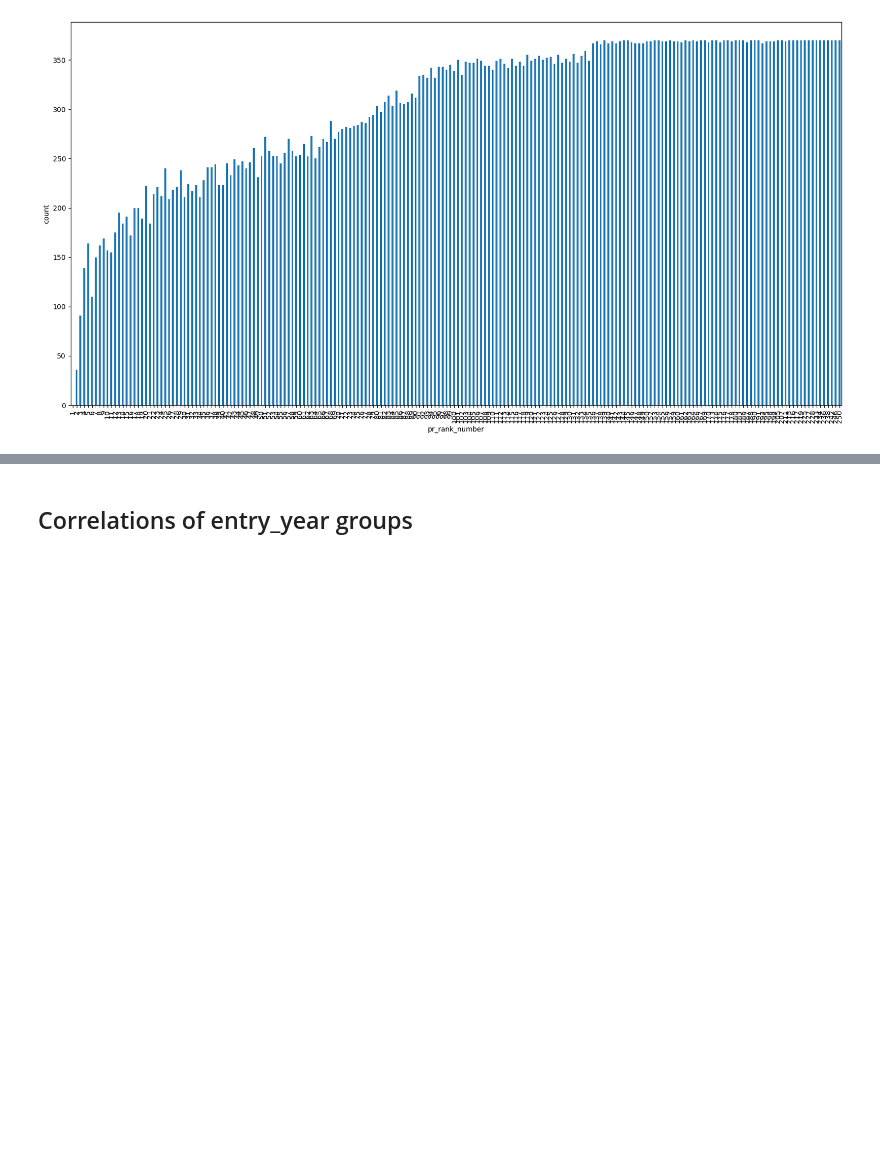
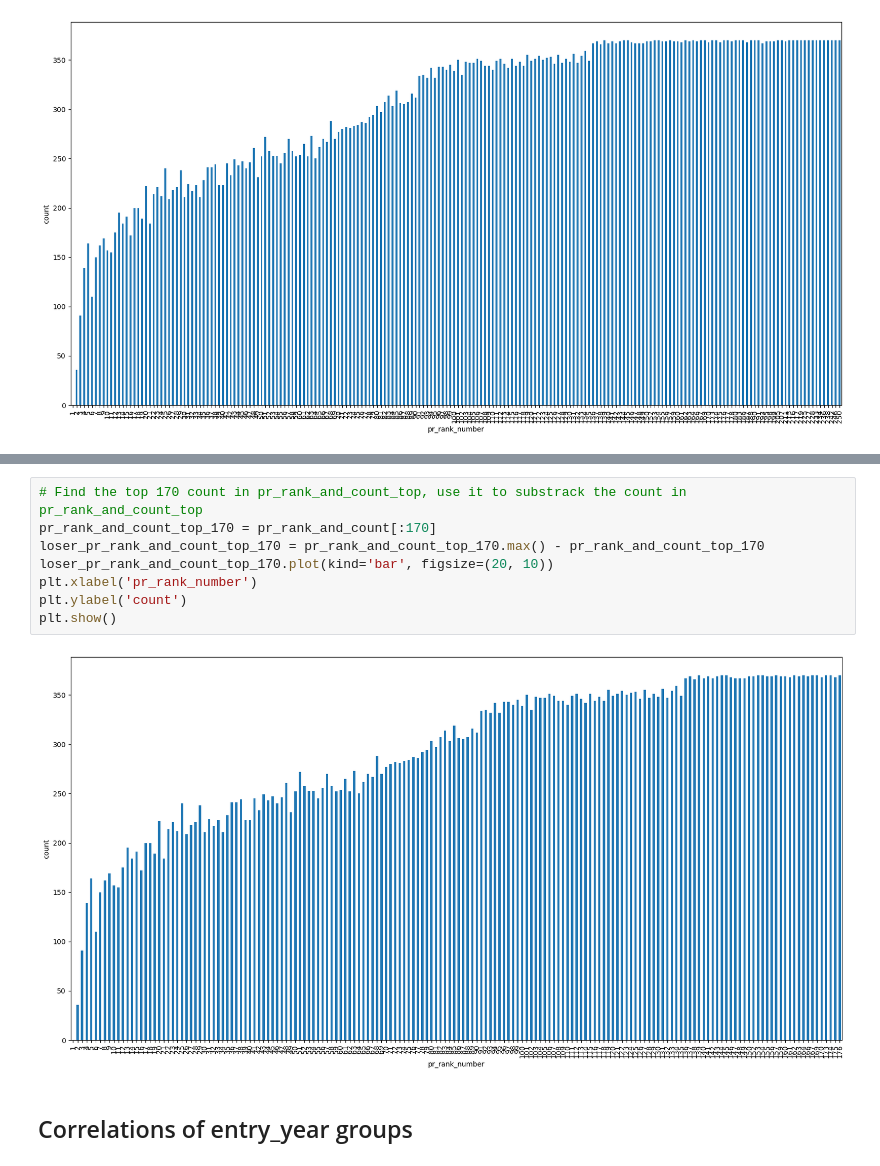
Before and after one commit to sudoghut/ming_provincial_metropolitan_palace_exam_rank_correlation, a Jupyter notebook: ming_provincial_metropolitan_palace_exam_rank_correlation.ipynb, the cells around one changed output, grey strips where cells are left out. Cells and saved outputs as stored; diff of their text form; blank space fills up the shorter version.

```diff
--- a/ming_provincial_metropolitan_palace_exam_rank_correlation.ipynb
+++ b/ming_provincial_metropolitan_palace_exam_rank_correlation.ipynb
@@ -552,3 +562,13 @@ plt.show()
+# %%
+# Find the top 170 count in pr_rank_and_count_top, use it to substrack the count in pr_rank_and_count_top
+pr_rank_and_count_top_170 = pr_rank_and_count[:170]
+loser_pr_rank_and_count_top_170 = pr_rank_and_count_top_170.max() - pr_rank_and_count_top_170
+loser_pr_rank_and_count_top_170.plot(kind='bar', figsize=(20, 10))
+plt.xlabel('pr_rank_number')
+plt.ylabel('count')
+plt.show()
+# %% [output]
+[figure, added]
 # %% [markdown]
 ## Correlations of entry_year groups
 # %%
```
Also changed, not shown: parts of 1 cell of this notebook, 1 other file.
